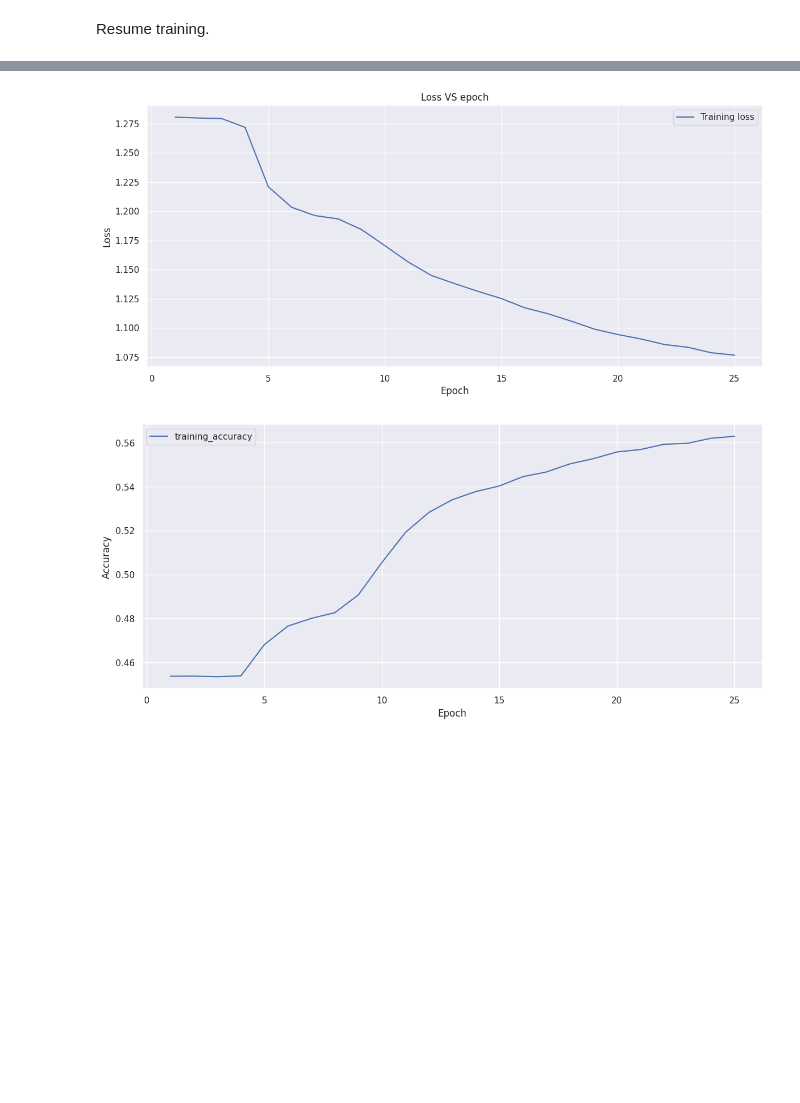
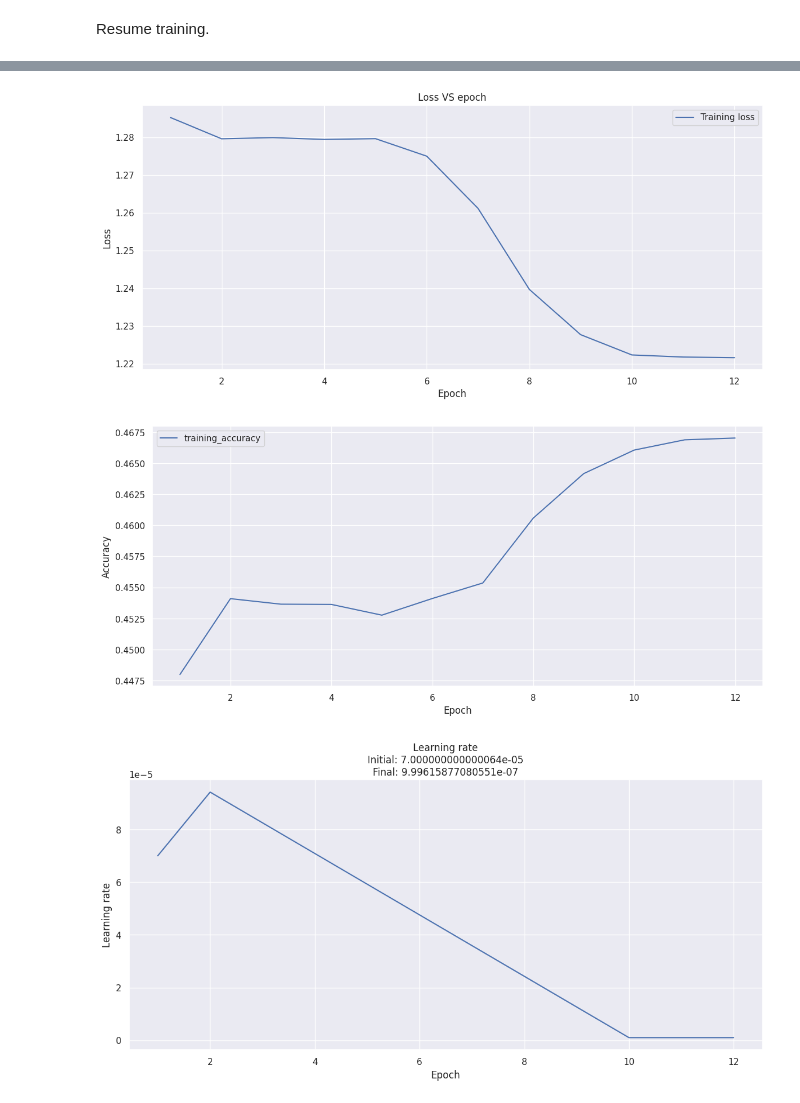
Before and after one commit to emanuele-moscato/tree-language, a Jupyter notebook: notebooks/language_modeling/encoder_pretraining.ipynb, the cells around one changed output, grey strips where cells are left out. Saved outputs shown, nothing was run; the diff lists cells and outputs as text; code cells hidden in the pictures; blank space fills up the shorter version.

Commit message:
Implement learning rate scheduling for MLM

```diff
--- a/notebooks/language_modeling/encoder_pretraining.ipynb
+++ b/notebooks/language_modeling/encoder_pretraining.ipynb
@@ -125,7 +126,7 @@ optimizer = torch.optim.Adam(
 
 # Create a directory in which to save the train model (and checkpoints) and the
 # optimizer's final state.
-model_dir = '../../models/test_model/'
+model_dir = '../../models/test_model_lr_scheduling/'
 
 if model_dir is not None:
     # Create model directory if it doesn't exist.
@@ -144,3 +145,15 @@ if model_dir is not None:
 
     with open(optimizer_params_path, 'w') as f:
         json.dump(optimizer_params, f)
+
+# Set up learning rate scheduling.
+batch_size = 32  # 32 is the standard (e.g. in Keras)
+n_epochs = 10
+warmup_updates_frac = 0.15
+
+n_updates_total = int(leaves.shape[0] / batch_size) * n_epochs
+n_updates_warmup = int(n_updates_total * warmup_updates_frac)
+n_updates_decay = n_updates_total - n_updates_warmup
+
+lr_scheduler_warmup, lr_scheduler_decay = create_linear_lr_schedulers(optimizer, n_updates_warmup, n_updates_decay)
+lr_schedule_fn = lambda update_counter: lr_linear_update(update_counter, lr_scheduler_warmup, lr_scheduler_decay, n_updates_warmup)
@@ -201,7 +216,7 @@ Load checkpoint.
 # %%
 model_loaded, optimizer_loaded, training_history_loaded = load_checkpoint(
     model_dir,
-    'test_model_optimizer_epoch_10.pt',
+    'test_model_lr_scheduling_epoch_10.pt',
     device=device
 )
 # %%
@@ -215,8 +231,7 @@ Resume training.
 model_loaded, optimizer_loaded, training_history_loaded = train_model_mlm(
     sequences=leaves,
     model=model_loaded,
-    n_epochs=5,
-    learning_rate=1e-4,
+    n_epochs=2,
     batch_size=32,
     mask_rate=0.1,
     mask_idx=mask_idx,
@@ -233,2 +248,3 @@ plot_training_history(training_history_loaded)
-[figure, old version]
+[figure, new version]
-[figure, old version]
+[figure, new version]
+[figure, added]
```
Also changed, not shown: parts of 8 cells of this notebook, 3 other files.
